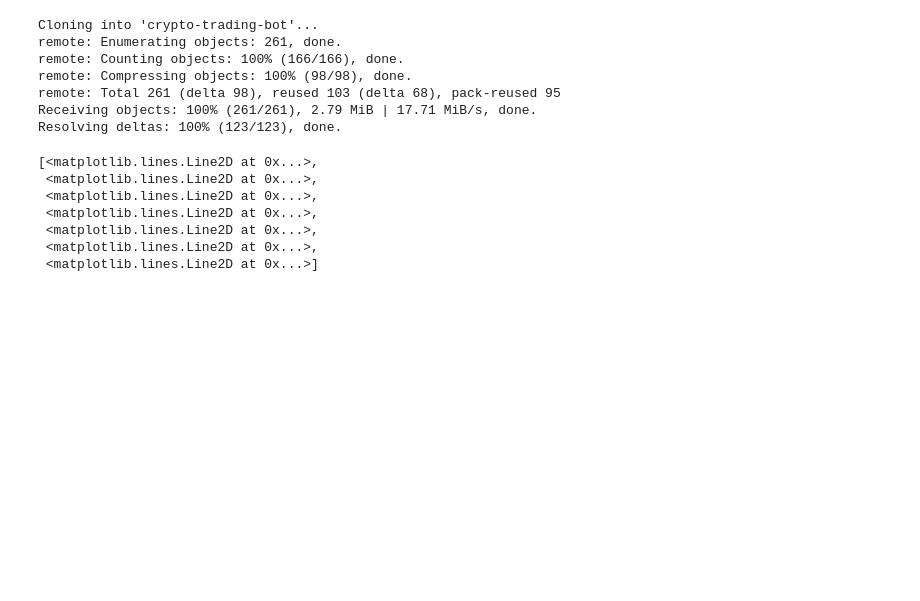
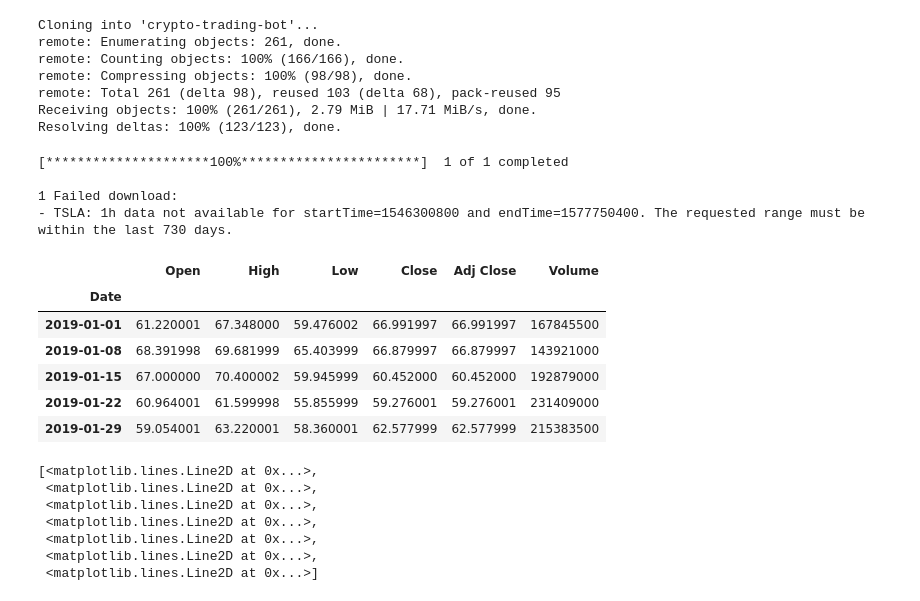
Before and after one commit to julesripoll/crypto-trading-bot, a Jupyter notebook: reset.ipynb, the cells around one changed output. Saved outputs shown, nothing was run; the diff lists cells and outputs as text; code cells hidden in the pictures; blank space fills up the shorter version.

```diff
--- a/reset.ipynb
+++ b/reset.ipynb
@@ -82,6 +82,23 @@ Resolving deltas: 100% (123/123), done.
 import yfinance as yf
 
 nsdq = yf.Ticker("^IXIC")
+# %%
+tesla=yf.download('TSLA',start='2019-01-01',end='2019-12-31',interval='1h')
+# %% [output]
+[*********************100%***********************]  1 of 1 completed
+
+1 Failed download:
+- TSLA: 1h data not available for startTime=1546300800 and endTime=1577750400. The requested range must be within the last 730 days.
+# %%
+tesla.head()
+# %% [output]
+|  | Open | High | Low | Close | Adj Close | Volume |
+| Date |  |  |  |  |  |  |
+| 2019-01-01 | 61.220001 | 67.348000 | 59.476002 | 66.991997 | 66.991997 | 167845500 |
+| 2019-01-08 | 68.391998 | 69.681999 | 65.403999 | 66.879997 | 66.879997 | 143921000 |
+| 2019-01-15 | 67.000000 | 70.400002 | 59.945999 | 60.452000 | 60.452000 | 192879000 |
+| 2019-01-22 | 60.964001 | 61.599998 | 55.855999 | 59.276001 | 59.276001 | 231409000 |
+| 2019-01-29 | 59.054001 | 63.220001 | 58.360001 | 62.577999 | 62.577999 | 215383500 |
 # %%
 hist = nsdq.history(start='2020-1-1',end='2022-1-1')
 # %%
```
